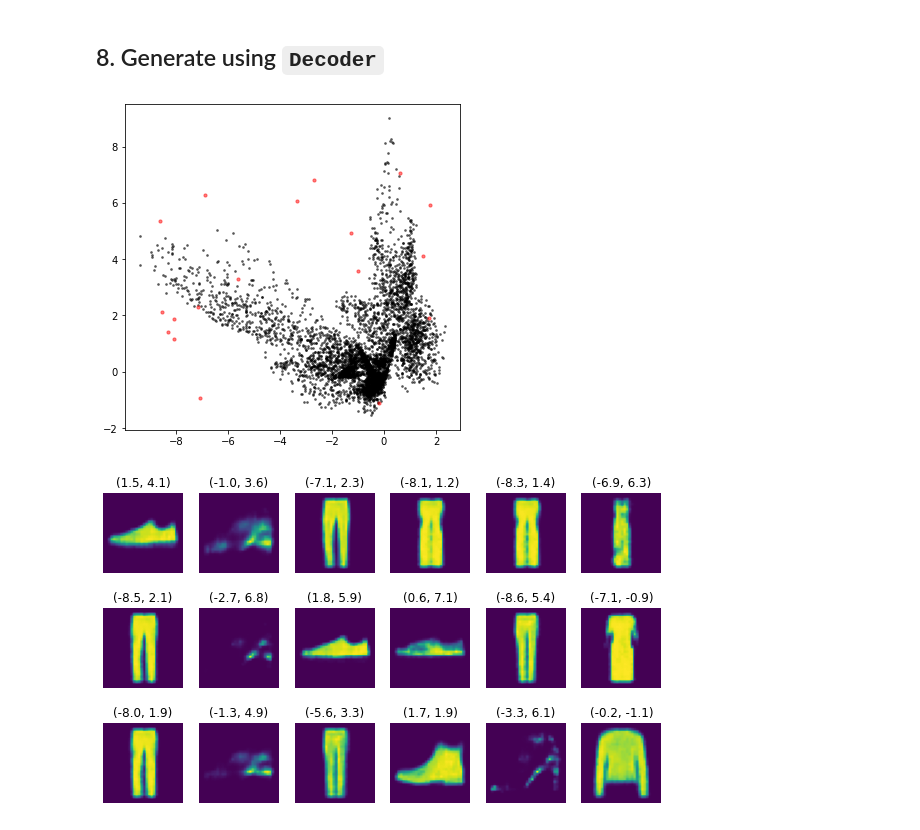
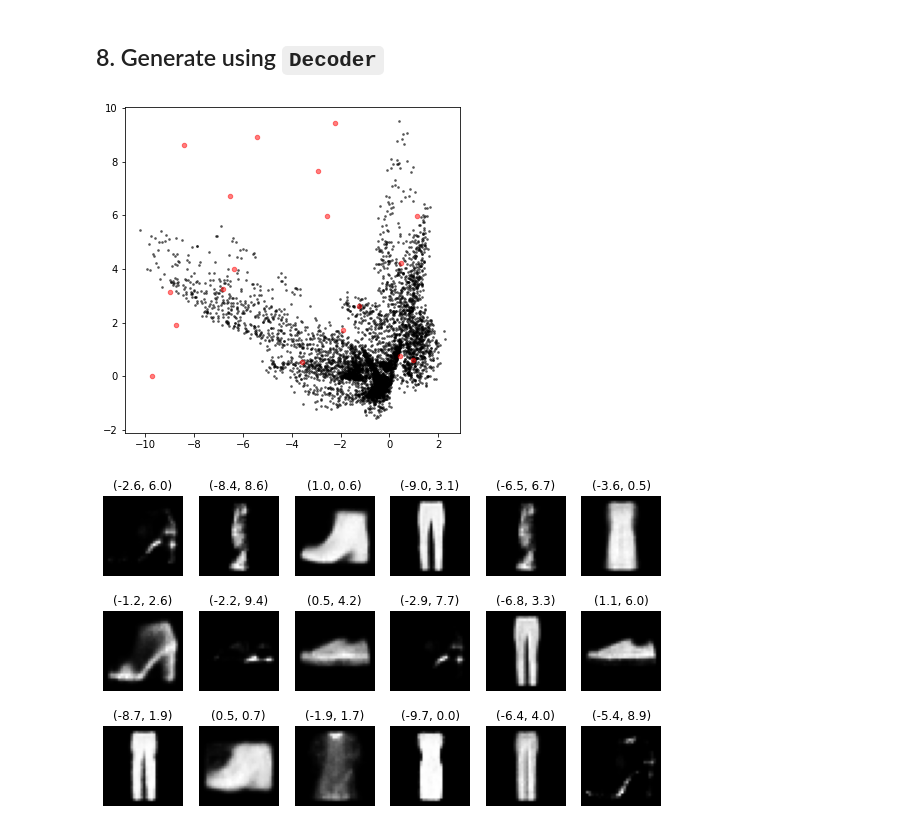
Before and after one commit to terrence-ou/Generative-Deep-Learning-2nd-Edition-PyTorch-JAX, a Jupyter notebook: JAX_FLAX/chapter_03_vae/autoencoder.ipynb, the cells around one changed output. Cells and saved outputs as stored; diff of their text form; code cells hidden in the pictures.

```diff
--- a/JAX_FLAX/chapter_03_vae/autoencoder.ipynb
+++ b/JAX_FLAX/chapter_03_vae/autoencoder.ipynb
@@ -283,34 +283,36 @@ x_min, x_max = output_embs[:, 0].min(), output_embs[:, 0].max()
 y_min, y_max = output_embs[:, 1].min(), output_embs[:, 1].max()
 
 xs = np.random.uniform(x_min, x_max, size=(18, 1))
 ys = np.random.uniform(y_min, y_max, size=(18, 1))
 samples = np.hstack([xs, ys])
 
 output_imgs = generate_imgs(state.params, samples)
 
 plt.figure(figsize=(6, 6))
 plt.scatter(output_embs[:, 0],
             output_embs[:, 1],
             c='black',
             alpha=0.5,
             s=3)
 plt.scatter(samples[:, 0],
             samples[:, 1],
             c='red',
             alpha=0.5,
-            s=10)
+            s=20)
 plt.show()
 
 # Generate new images from sampled embeddings
 fig, axes = plt.subplots(nrows=3, ncols=6, figsize=(10, 6))
 for i in range(output_imgs.shape[0]):
     curr_row = i // 6
     curr_col = i % 6
     ax = axes[curr_row, curr_col]
 
     ax.set_title(f'({samples[i][0]:.1f}, {samples[i][1]:.1f})')
     ax.axis('off')
-    ax.imshow(output_imgs[i])
+    ax.imshow(output_imgs[i], cmap='gray')
+
+plt.show()
 # %% [output]
-[figure, old version]
+[figure, new version]
-[figure, old version]
+[figure, new version]
```
Also changed, not shown: parts of 2 cells of this notebook, 1 other file.
